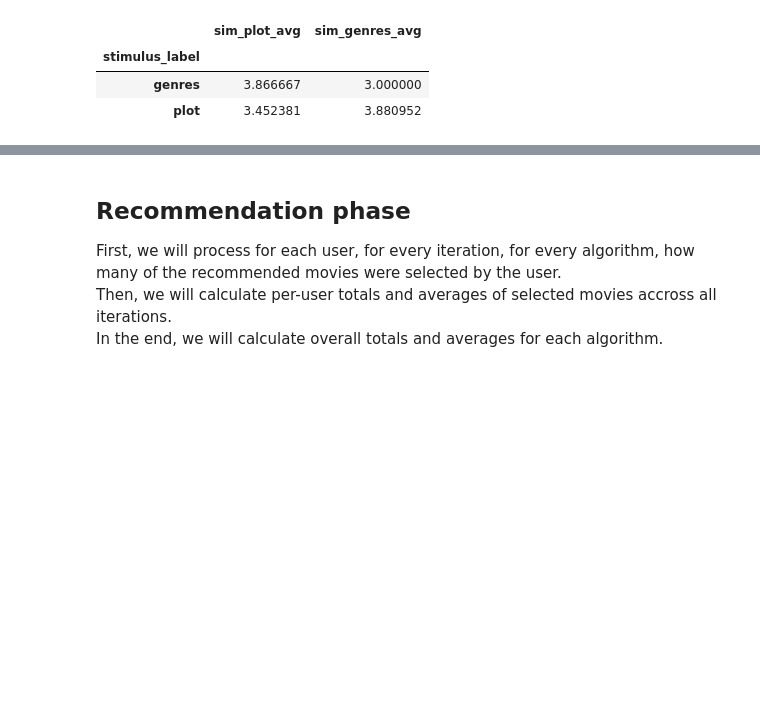
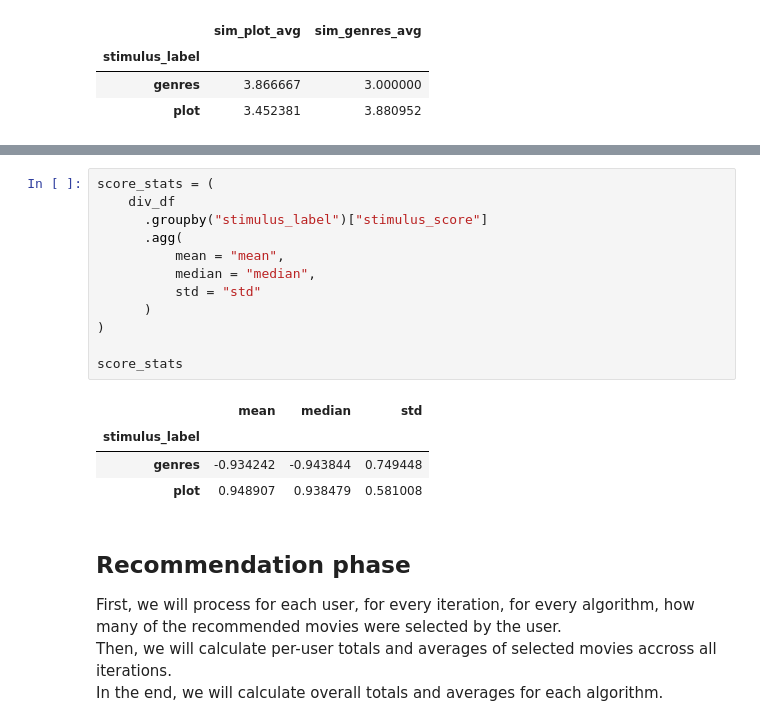
Before and after one commit to RichardFedak/llm-diversity, a Jupyter notebook: experiment/EasyStudy/reporting/report_pre_study.ipynb, the cells around one changed output, grey strips where cells are left out. Saved outputs shown, nothing was run; the diff lists cells and outputs as text; blank space fills up the shorter version.

```diff
--- a/experiment/EasyStudy/reporting/report_pre_study.ipynb
+++ b/experiment/EasyStudy/reporting/report_pre_study.ipynb
@@ -239,3 +271,20 @@ grouped_avgs
+# %%
+score_stats = (
+    div_df
+      .groupby("stimulus_label")["stimulus_score"]
+      .agg(
+          mean = "mean",
+          median = "median",
+          std = "std"
+      )
+)
+
+score_stats
+# %% [output]
+|  | mean | median | std |
+| stimulus_label |  |  |  |
+| genres | -0.934242 | -0.943844 | 0.749448 |
+| plot | 0.948907 | 0.938479 | 0.581008 |
 # %% [markdown]
 ## Recommendation phase
 
```
Also changed, not shown: parts of 4 cells of this notebook.
